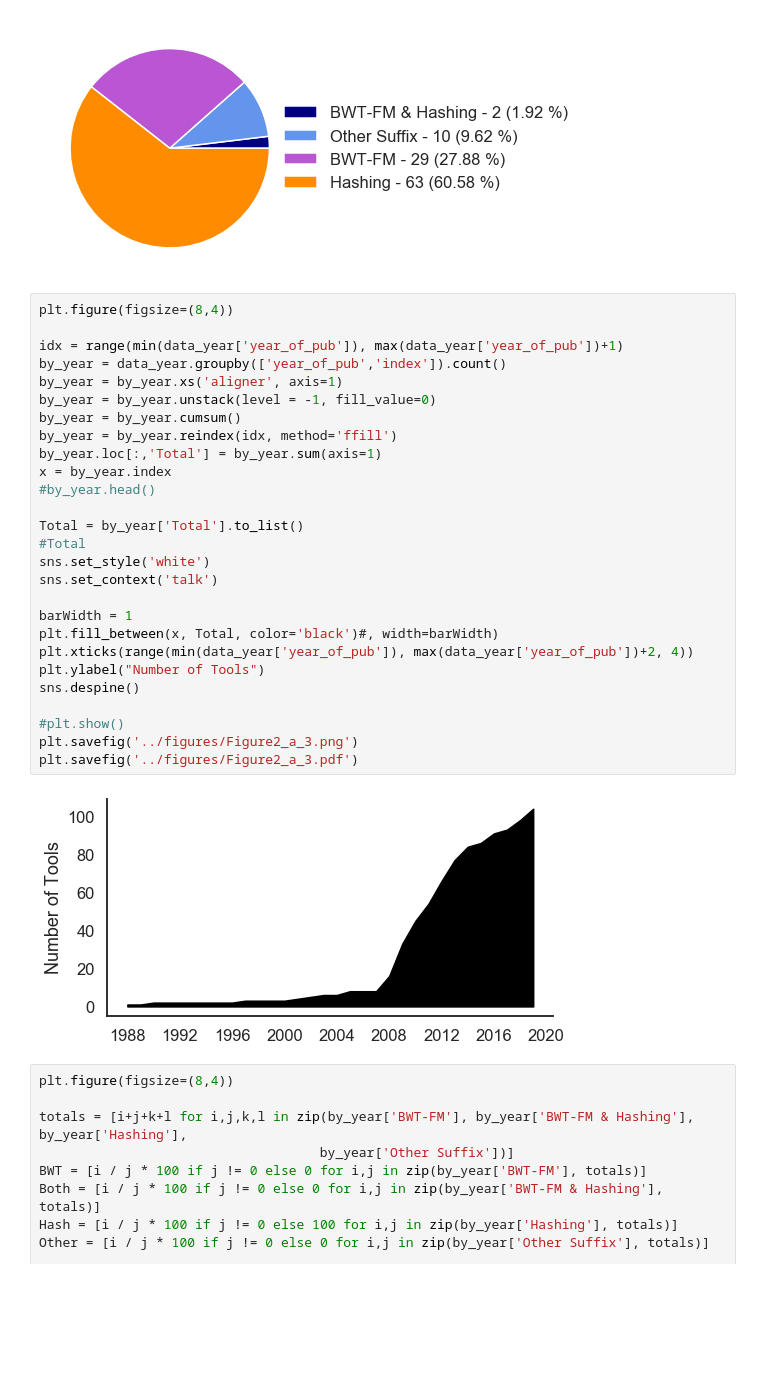
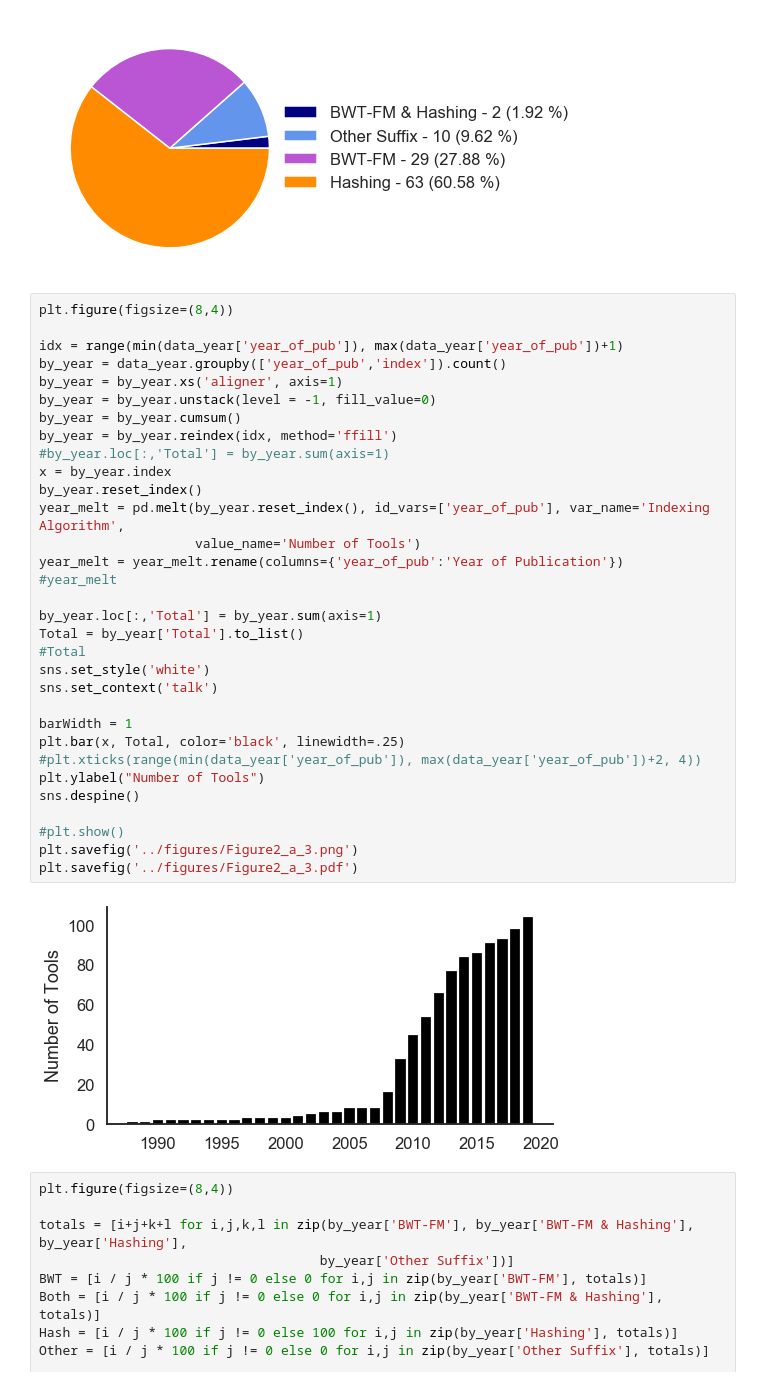
Before and after one commit to Mangul-Lab-USC/review-technology-dictates-algorithms, a Jupyter notebook: notebooks/Figure2.ipynb, the cells around one changed output. Drawn from its saved outputs; the diff is of its cells as text; blank space fills up the shorter version.

```diff
--- a/notebooks/Figure2.ipynb
+++ b/notebooks/Figure2.ipynb
@@ -132,32 +75,37 @@ plt.savefig('../figures/Figure2_a_0.pdf')
 # %%
 plt.figure(figsize=(8,4))
 
 idx = range(min(data_year['year_of_pub']), max(data_year['year_of_pub'])+1)
 by_year = data_year.groupby(['year_of_pub','index']).count()
 by_year = by_year.xs('aligner', axis=1)
 by_year = by_year.unstack(level = -1, fill_value=0)
 by_year = by_year.cumsum()
 by_year = by_year.reindex(idx, method='ffill')
+#by_year.loc[:,'Total'] = by_year.sum(axis=1)
+x = by_year.index
+by_year.reset_index()
+year_melt = pd.melt(by_year.reset_index(), id_vars=['year_of_pub'], var_name='Indexing Algorithm',
+                    value_name='Number of Tools')
+year_melt = year_melt.rename(columns={'year_of_pub':'Year of Publication'})
+#year_melt
+
 by_year.loc[:,'Total'] = by_year.sum(axis=1)
-x = by_year.index
-#by_year.head()
-
 Total = by_year['Total'].to_list()
 #Total
 sns.set_style('white')
 sns.set_context('talk')
 
 barWidth = 1
-plt.fill_between(x, Total, color='black')#, width=barWidth)
-plt.xticks(range(min(data_year['year_of_pub']), max(data_year['year_of_pub'])+2, 4))
+plt.bar(x, Total, color='black', linewidth=.25)
+#plt.xticks(range(min(data_year['year_of_pub']), max(data_year['year_of_pub'])+2, 4))
 plt.ylabel("Number of Tools")
 sns.despine()
 
 #plt.show()
 plt.savefig('../figures/Figure2_a_3.png')
 plt.savefig('../figures/Figure2_a_3.pdf')
 # %% [output]
-[figure, old version]
+[figure, new version]
 # %%
 plt.figure(figsize=(8,4))
 
```
Also changed, not shown: parts of 10 cells of this notebook, 51 other files.
